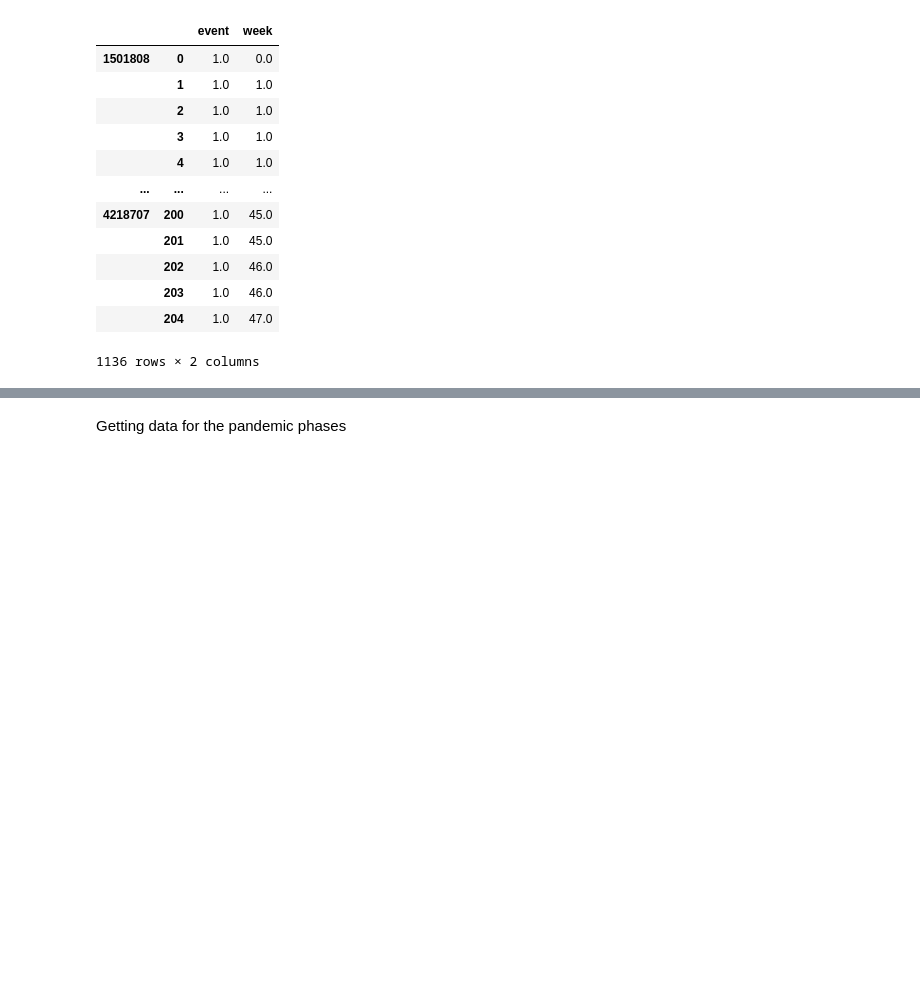
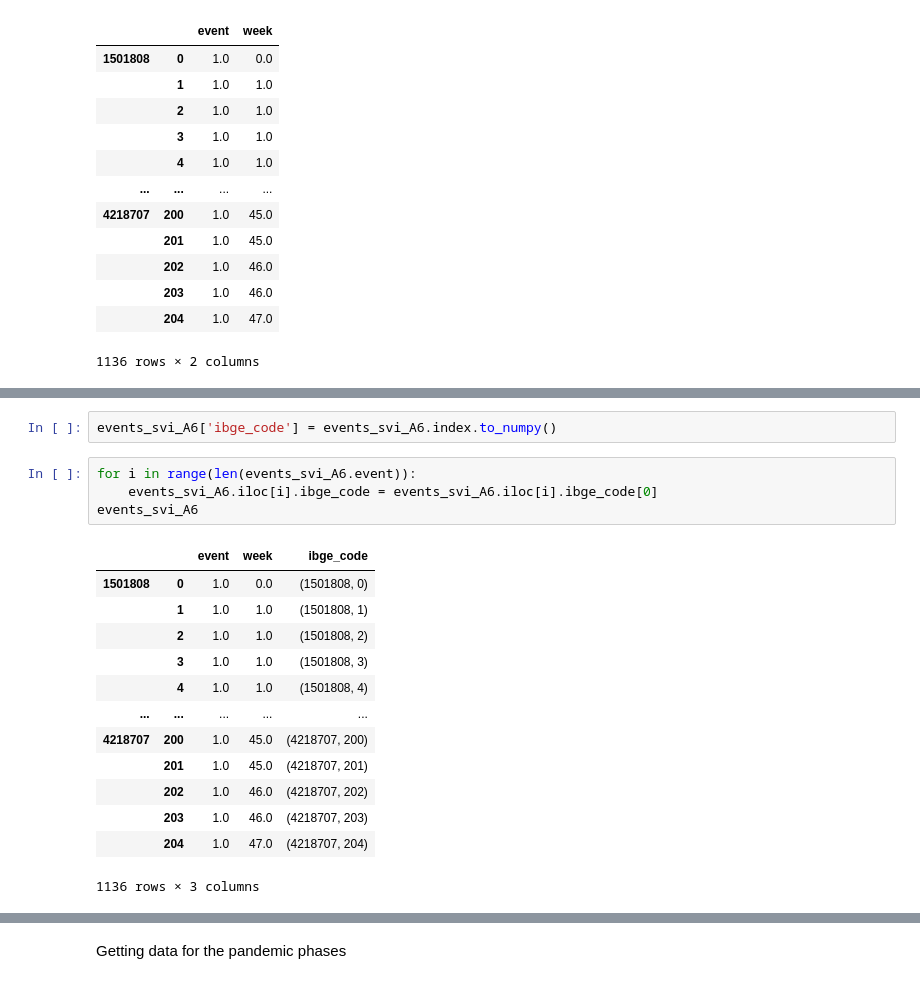
Before and after one commit to alexandrepereiraarq/COVIDGI, a Jupyter notebook: CVGI_MR_05_analysis.ipynb, the cells around one changed output, grey strips where cells are left out. Cells and saved outputs as stored; diff of their text form; blank space fills up the shorter version.

```diff
--- a/CVGI_MR_05_analysis.ipynb
+++ b/CVGI_MR_05_analysis.ipynb
@@ -572,0 +650,20 @@ events_svi_A6
+# %%
+events_svi_A6['ibge_code'] = events_svi_A6.index.to_numpy()
+# %%
+for i in range(len(events_svi_A6.event)):
+    events_svi_A6.iloc[i].ibge_code = events_svi_A6.iloc[i].ibge_code[0]
+events_svi_A6
+# %% [output]
+|  |  | event | week | ibge_code |
+| 1501808 | 0 | 1.0 | 0.0 | (1501808, 0) |
+|  | 1 | 1.0 | 1.0 | (1501808, 1) |
+|  | 2 | 1.0 | 1.0 | (1501808, 2) |
+|  | 3 | 1.0 | 1.0 | (1501808, 3) |
+|  | 4 | 1.0 | 1.0 | (1501808, 4) |
+| ... | ... | ... | ... | ... |
+| 4218707 | 200 | 1.0 | 45.0 | (4218707, 200) |
+|  | 201 | 1.0 | 45.0 | (4218707, 201) |
+|  | 202 | 1.0 | 46.0 | (4218707, 202) |
+|  | 203 | 1.0 | 46.0 | (4218707, 203) |
+|  | 204 | 1.0 | 47.0 | (4218707, 204) |
+1136 rows × 3 columns
```
Also changed, not shown: parts of 5 cells of this notebook.
